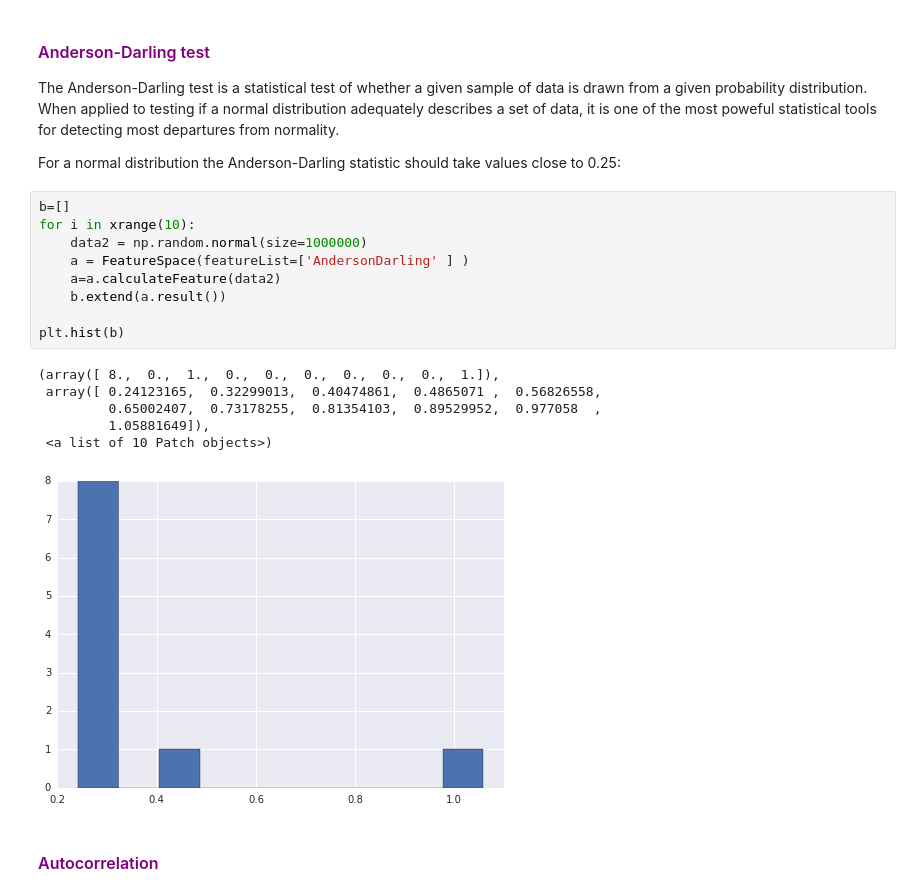
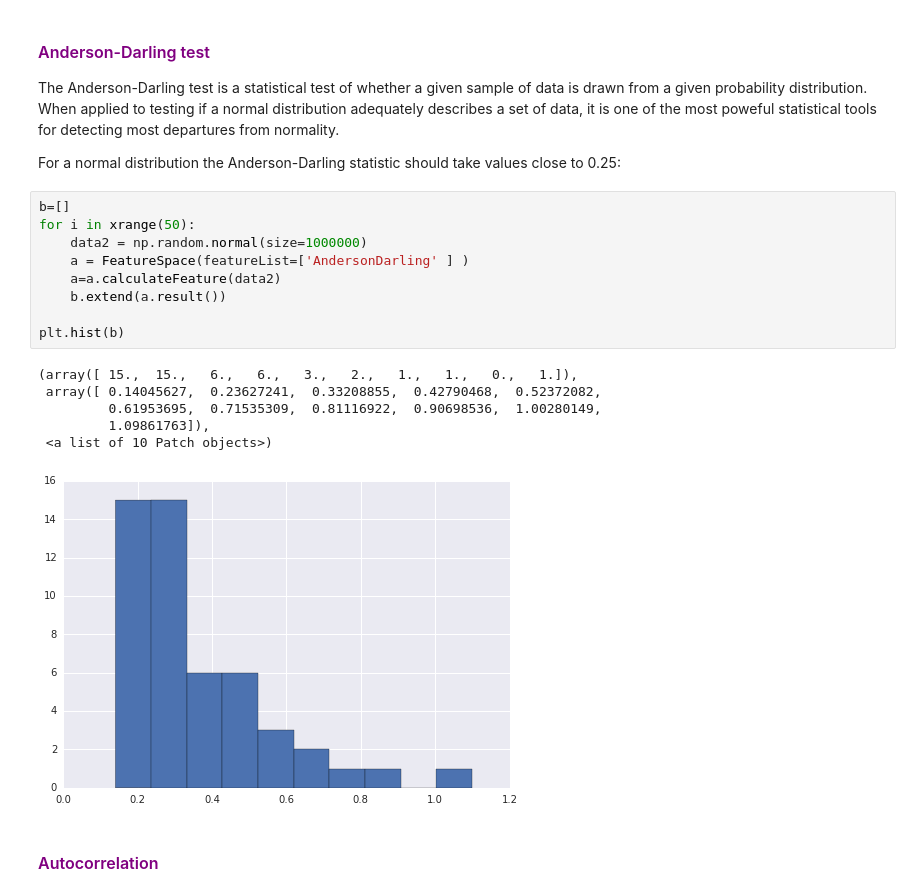
Before and after one commit to isadoranun/time-series-feats, a Jupyter notebook: FeaturesDocumentation.ipynb, the cells around one changed output. Saved outputs shown, nothing was run; the diff lists cells and outputs as text.

```diff
--- a/FeaturesDocumentation.ipynb
+++ b/FeaturesDocumentation.ipynb
@@ -357,20 +367,20 @@ The Anderson-Darling test is a statistical test of whether a given sample of dat
 For a normal distribution the Anderson-Darling statistic should take values close to 0.25:
 # %%
 b=[]
-for i in xrange(10):
+for i in xrange(50):
     data2 = np.random.normal(size=1000000)
     a = FeatureSpace(featureList=['AndersonDarling' ] )
     a=a.calculateFeature(data2)
     b.extend(a.result())
 
 plt.hist(b)
 # %% [output]
-(array([ 8.,  0.,  1.,  0.,  0.,  0.,  0.,  0.,  0.,  1.]),
- array([ 0.24123165,  0.32299013,  0.40474861,  0.4865071 ,  0.56826558,
-         0.65002407,  0.73178255,  0.81354103,  0.89529952,  0.977058  ,
-         1.05881649]),
+(array([ 15.,  15.,   6.,   6.,   3.,   2.,   1.,   1.,   0.,   1.]),
+ array([ 0.14045627,  0.23627241,  0.33208855,  0.42790468,  0.52372082,
+         0.61953695,  0.71535309,  0.81116922,  0.90698536,  1.00280149,
+         1.09861763]),
  <a list of 10 Patch objects>)
-[figure, old version]
+[figure, new version]
 # %% [markdown]
 ####  </span><font size="3"> <span style="color:purple">Autocorrelation</span></font>
 # %%
```
Also changed, not shown: parts of 35 cells of this notebook, 5 other files.
